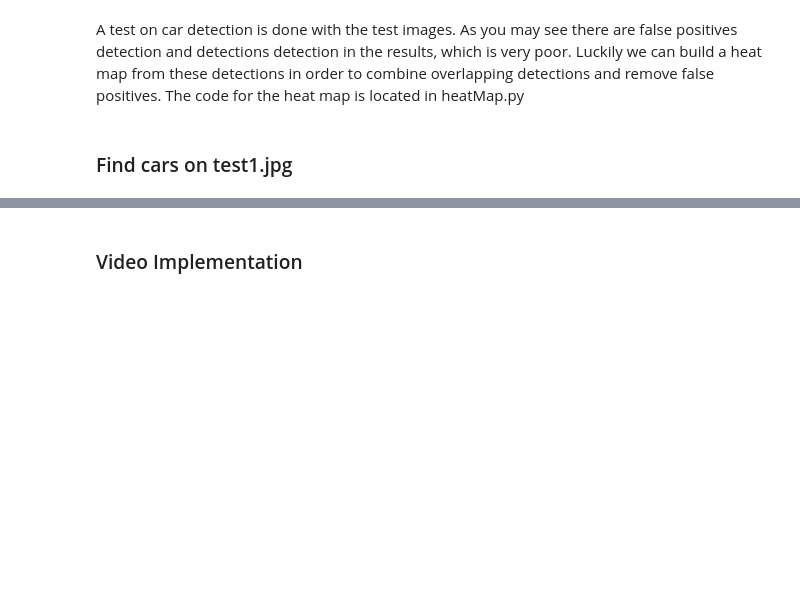
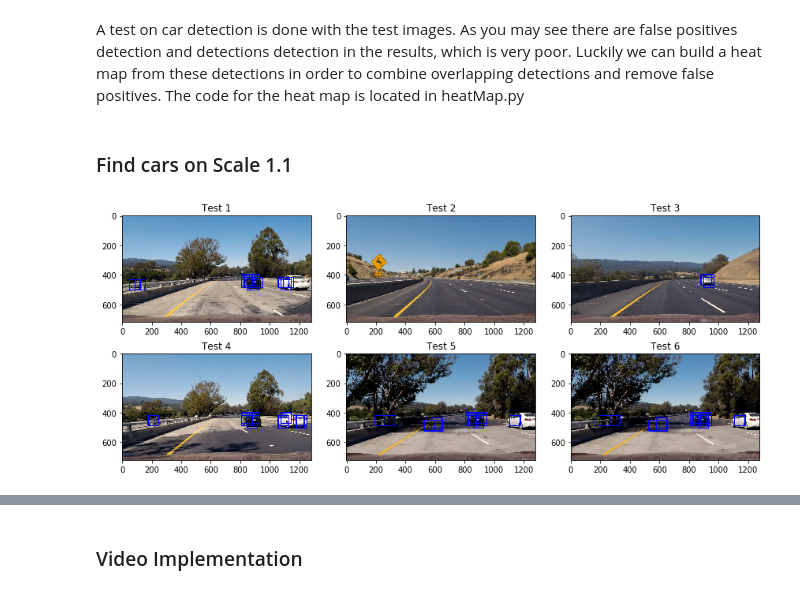
Before and after one commit to calsaviour/sdc, a Jupyter notebook: TermOne/CarND-Vehicle-Detection/submission/writeup.ipynb, the cells around one changed output, grey strips where cells are left out. Saved outputs shown, nothing was run; the diff lists cells and outputs as text; code cells hidden in the pictures; blank space fills up the shorter version.

```diff
--- a/TermOne/CarND-Vehicle-Detection/submission/writeup.ipynb
+++ b/TermOne/CarND-Vehicle-Detection/submission/writeup.ipynb
@@ -331,8 +336,6 @@ def find_cars(img):
 #### 2. Show some examples of test images to demonstrate how your pipeline is working.  What did you do to optimize the performance of your classifier?
 # %% [markdown]
 A test on car detection is done with the test images. As you may see there are false positives detection and detections detection in the results, which is very poor. Luckily we can build a heat map from these detections in order to combine overlapping detections and remove false positives. The code for the heat map is located in heatMap.py
-# %% [markdown]
-### Find cars on test1.jpg
 # %%
 img = mpimg.imread("../test_images/test1.jpg")
 out_img1 = find_cars(img)
@@ -351,3 +354,32 @@ out_img5 = find_cars(img)
 
 img = mpimg.imread("../test_images/test6.jpg")
 out_img6 = find_cars(img)
+# %% [markdown]
+### Find cars on Scale 1.1
+# %%
+fig = plt.figure(figsize=(12,5))
+plt.subplot(231)
+plt.imshow(out_img1)
+plt.title('Test 1')
+plt.subplot(232)
+plt.imshow(out_img2)
+plt.title('Test 2')
+plt.subplot(233)
+plt.imshow(out_img3)
+plt.title('Test 3')
+
+plt.subplot(234)
+plt.imshow(out_img4)
+plt.title('Test 4')
+
+plt.subplot(235)
+plt.imshow(out_img5)
+plt.title('Test 5')
+
+plt.subplot(236)
+plt.imshow(out_img5)
+plt.title('Test 6')
+
+fig.tight_layout()
+# %% [output]
+[figure, added]
```
Also changed, not shown: parts of 19 cells of this notebook, 4 other files.
